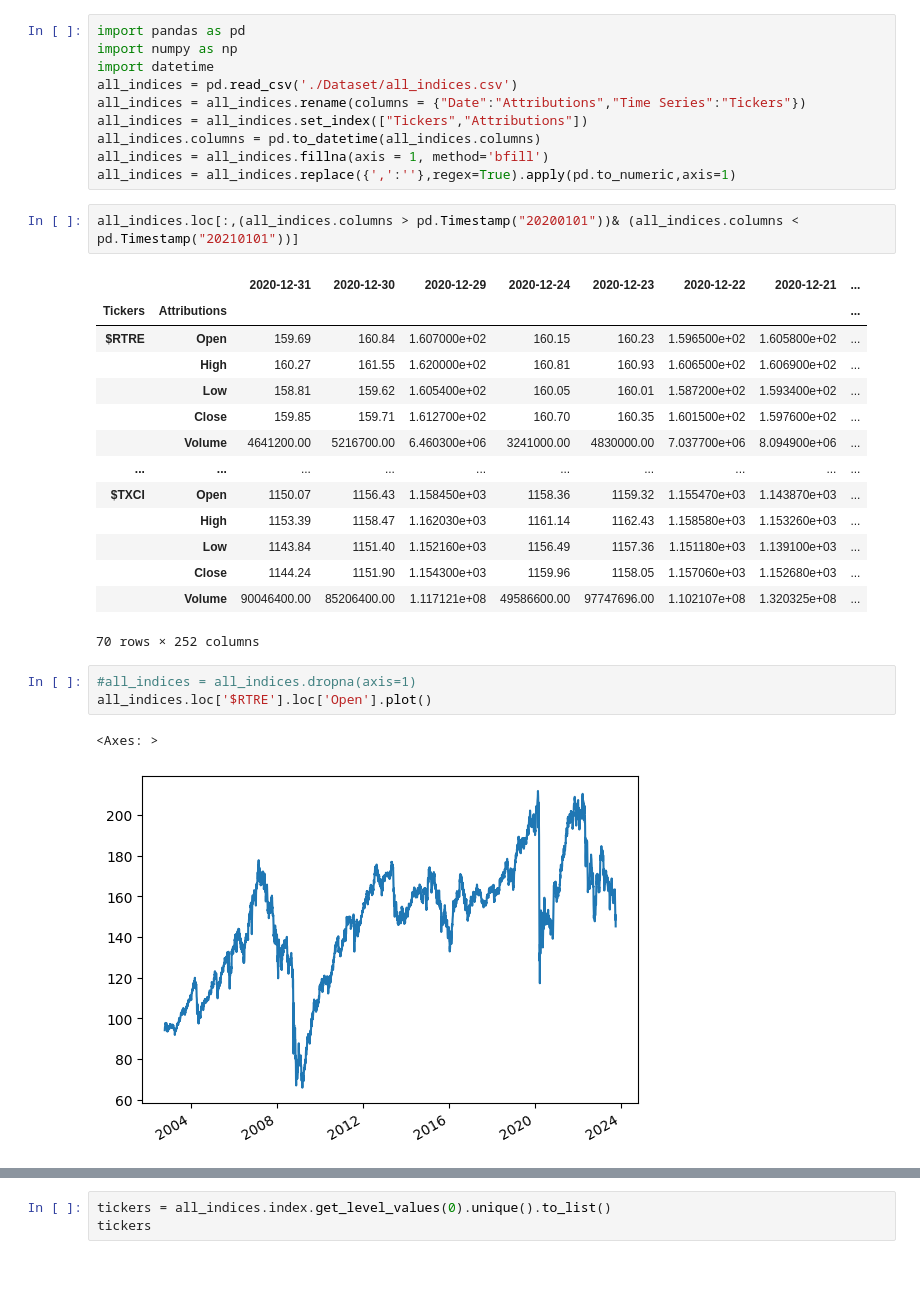
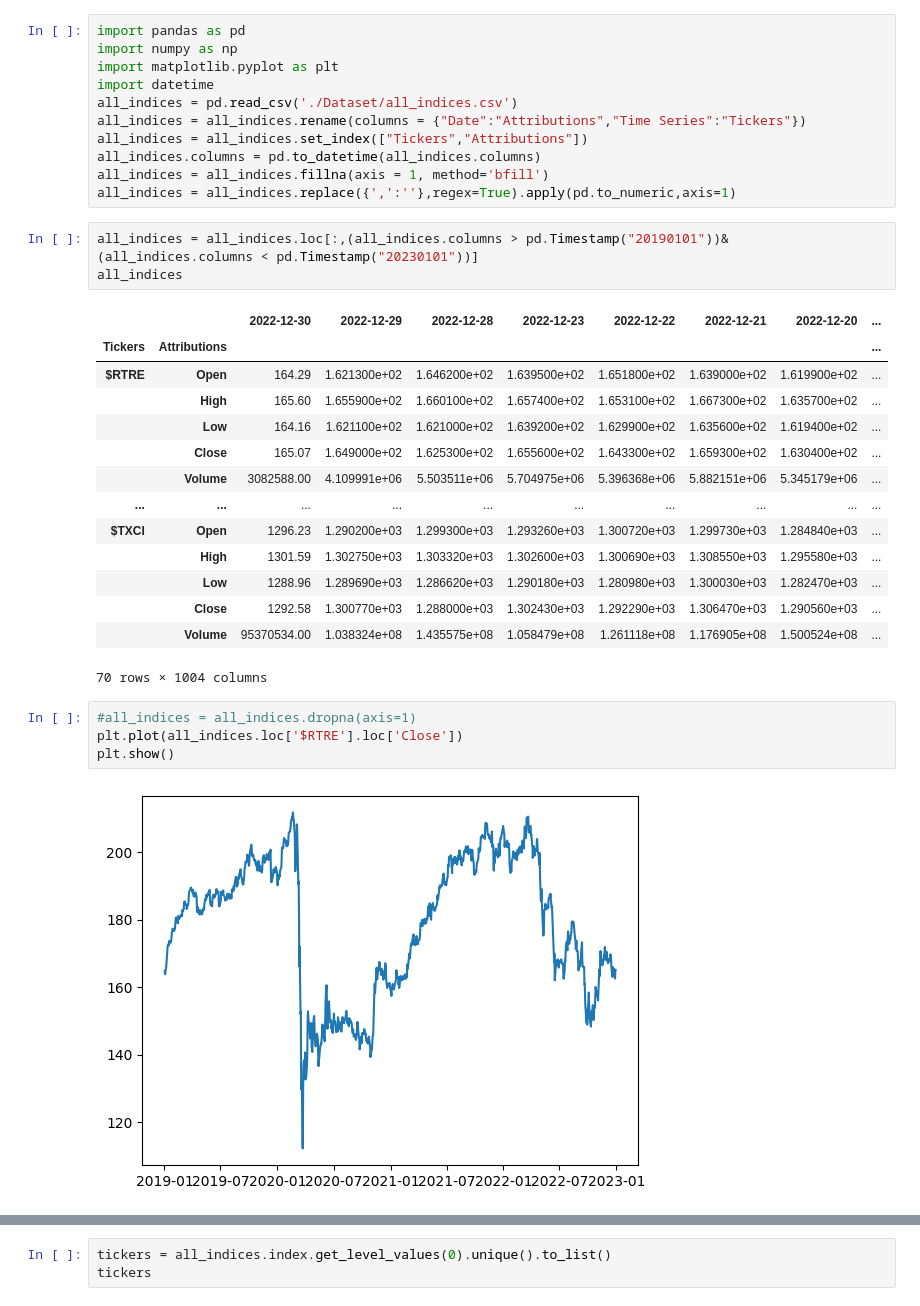
Before and after one commit to Aizenz/GroupProjectBAMS506, a Jupyter notebook: datacleaning.ipynb, the cells around one changed output, grey strips where cells are left out. Drawn from its saved outputs; the diff is of its cells as text; blank space fills up the shorter version.

```diff
--- a/datacleaning.ipynb
+++ b/datacleaning.ipynb
@@ -1,6 +1,7 @@
 # %%
 import pandas as pd
 import numpy as np
+import matplotlib.pyplot as plt
 import datetime
 all_indices = pd.read_csv('./Dataset/all_indices.csv')
 all_indices = all_indices.rename(columns = {"Date":"Attributions","Time Series":"Tickers"})
@@ -9,25 +10,26 @@ all_indices.columns = pd.to_datetime(all_indices.columns)
 all_indices = all_indices.fillna(axis = 1, method='bfill')
 all_indices = all_indices.replace({',':''},regex=True).apply(pd.to_numeric,axis=1)
 # %%
-all_indices.loc[:,(all_indices.columns > pd.Timestamp("20200101"))& (all_indices.columns < pd.Timestamp("20210101"))]
+all_indices = all_indices.loc[:,(all_indices.columns > pd.Timestamp("20190101"))& (all_indices.columns < pd.Timestamp("20230101"))]
+all_indices
 # %% [output]
-|  |  | 2020-12-31 | 2020-12-30 | 2020-12-29 | 2020-12-24 | 2020-12-23 | 2020-12-22 | 2020-12-21 | ... |
+|  |  | 2022-12-30 | 2022-12-29 | 2022-12-28 | 2022-12-23 | 2022-12-22 | 2022-12-21 | 2022-12-20 | ... |
 | Tickers | Attributions |  |  |  |  |  |  |  | ... |
-| $RTRE | Open | 159.69 | 160.84 | 1.607000e+02 | 160.15 | 160.23 | 1.596500e+02 | 1.605800e+02 | ... |
-|  | High | 160.27 | 161.55 | 1.620000e+02 | 160.81 | 160.93 | 1.606500e+02 | 1.606900e+02 | ... |
-|  | Low | 158.81 | 159.62 | 1.605400e+02 | 160.05 | 160.01 | 1.587200e+02 | 1.593400e+02 | ... |
-|  | Close | 159.85 | 159.71 | 1.612700e+02 | 160.70 | 160.35 | 1.601500e+02 | 1.597600e+02 | ... |
-|  | Volume | 4641200.00 | 5216700.00 | 6.460300e+06 | 3241000.00 | 4830000.00 | 7.037700e+06 | 8.094900e+06 | ... |
+| $RTRE | Open | 164.29 | 1.621300e+02 | 1.646200e+02 | 1.639500e+02 | 1.651800e+02 | 1.639000e+02 | 1.619900e+02 | ... |
+|  | High | 165.60 | 1.655900e+02 | 1.660100e+02 | 1.657400e+02 | 1.653100e+02 | 1.667300e+02 | 1.635700e+02 | ... |
+|  | Low | 164.16 | 1.621100e+02 | 1.621000e+02 | 1.639200e+02 | 1.629900e+02 | 1.635600e+02 | 1.619400e+02 | ... |
+|  | Close | 165.07 | 1.649000e+02 | 1.625300e+02 | 1.655600e+02 | 1.643300e+02 | 1.659300e+02 | 1.630400e+02 | ... |
+|  | Volume | 3082588.00 | 4.109991e+06 | 5.503511e+06 | 5.704975e+06 | 5.396368e+06 | 5.882151e+06 | 5.345179e+06 | ... |
 | ... | ... | ... | ... | ... | ... | ... | ... | ... | ... |
-| $TXCI | Open | 1150.07 | 1156.43 | 1.158450e+03 | 1158.36 | 1159.32 | 1.155470e+03 | 1.143870e+03 | ... |
-|  | High | 1153.39 | 1158.47 | 1.162030e+03 | 1161.14 | 1162.43 | 1.158580e+03 | 1.153260e+03 | ... |
-|  | Low | 1143.84 | 1151.40 | 1.152160e+03 | 1156.49 | 1157.36 | 1.151180e+03 | 1.139100e+03 | ... |
-|  | Close | 1144.24 | 1151.90 | 1.154300e+03 | 1159.96 | 1158.05 | 1.157060e+03 | 1.152680e+03 | ... |
-|  | Volume | 90046400.00 | 85206400.00 | 1.117121e+08 | 49586600.00 | 97747696.00 | 1.102107e+08 | 1.320325e+08 | ... |
+| $TXCI | Open | 1296.23 | 1.290200e+03 | 1.299300e+03 | 1.293260e+03 | 1.300720e+03 | 1.299730e+03 | 1.284840e+03 | ... |
+|  | High | 1301.59 | 1.302750e+03 | 1.303320e+03 | 1.302600e+03 | 1.300690e+03 | 1.308550e+03 | 1.295580e+03 | ... |
+|  | Low | 1288.96 | 1.289690e+03 | 1.286620e+03 | 1.290180e+03 | 1.280980e+03 | 1.300030e+03 | 1.282470e+03 | ... |
+|  | Close | 1292.58 | 1.300770e+03 | 1.288000e+03 | 1.302430e+03 | 1.292290e+03 | 1.306470e+03 | 1.290560e+03 | ... |
+|  | Volume | 95370534.00 | 1.038324e+08 | 1.435575e+08 | 1.058479e+08 | 1.261118e+08 | 1.176905e+08 | 1.500524e+08 | ... |
-70 rows × 252 columns
+70 rows × 1004 columns
 # %%
 #all_indices = all_indices.dropna(axis=1)
-all_indices.loc['$RTRE'].loc['Open'].plot()
+plt.plot(all_indices.loc['$RTRE'].loc['Close'])
+plt.show()
 # %% [output]
-<Axes: >
-[figure, old version]
+[figure, new version]
```
Also changed, not shown: parts of 2 cells of this notebook, 3 other files.
